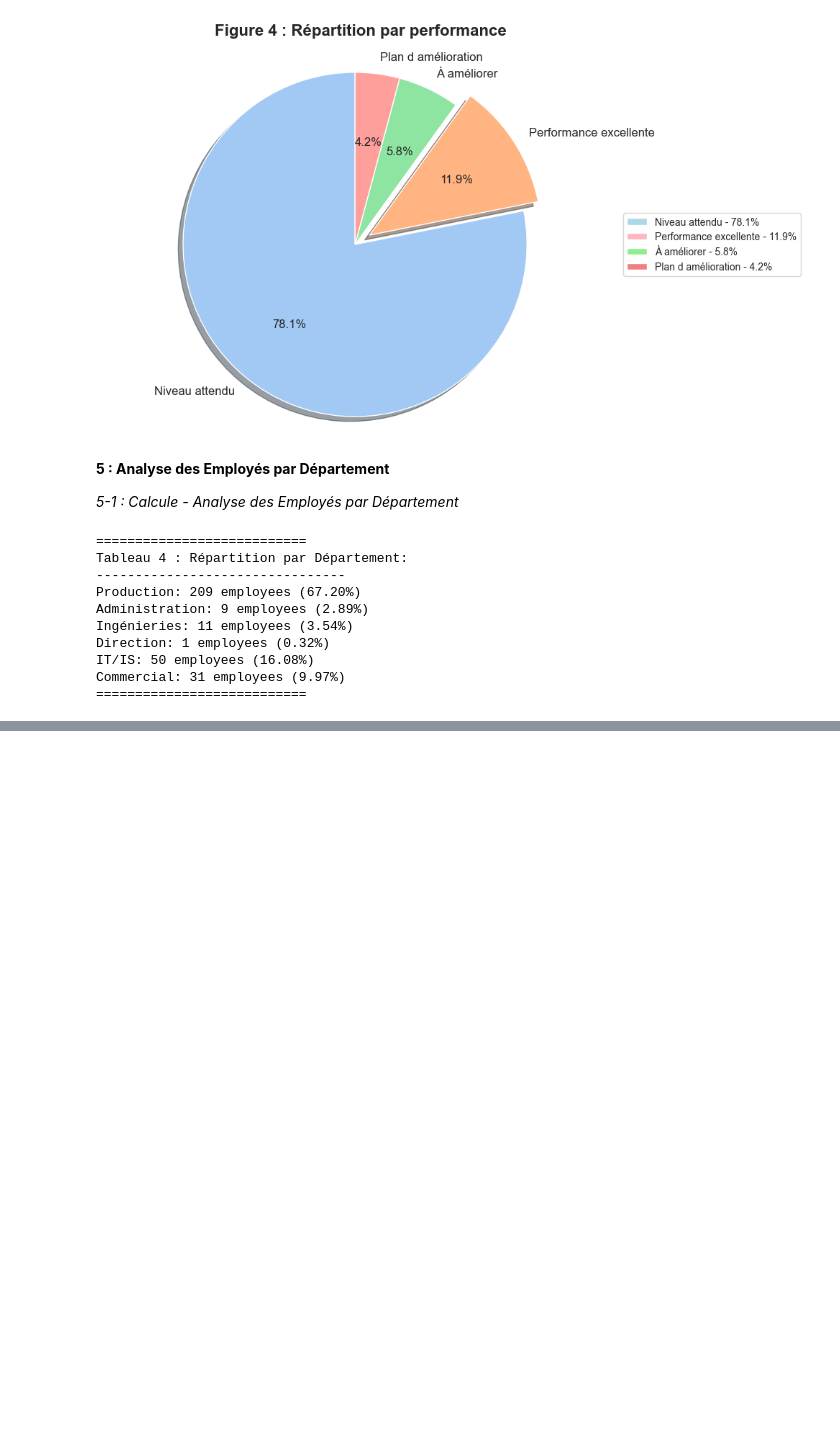
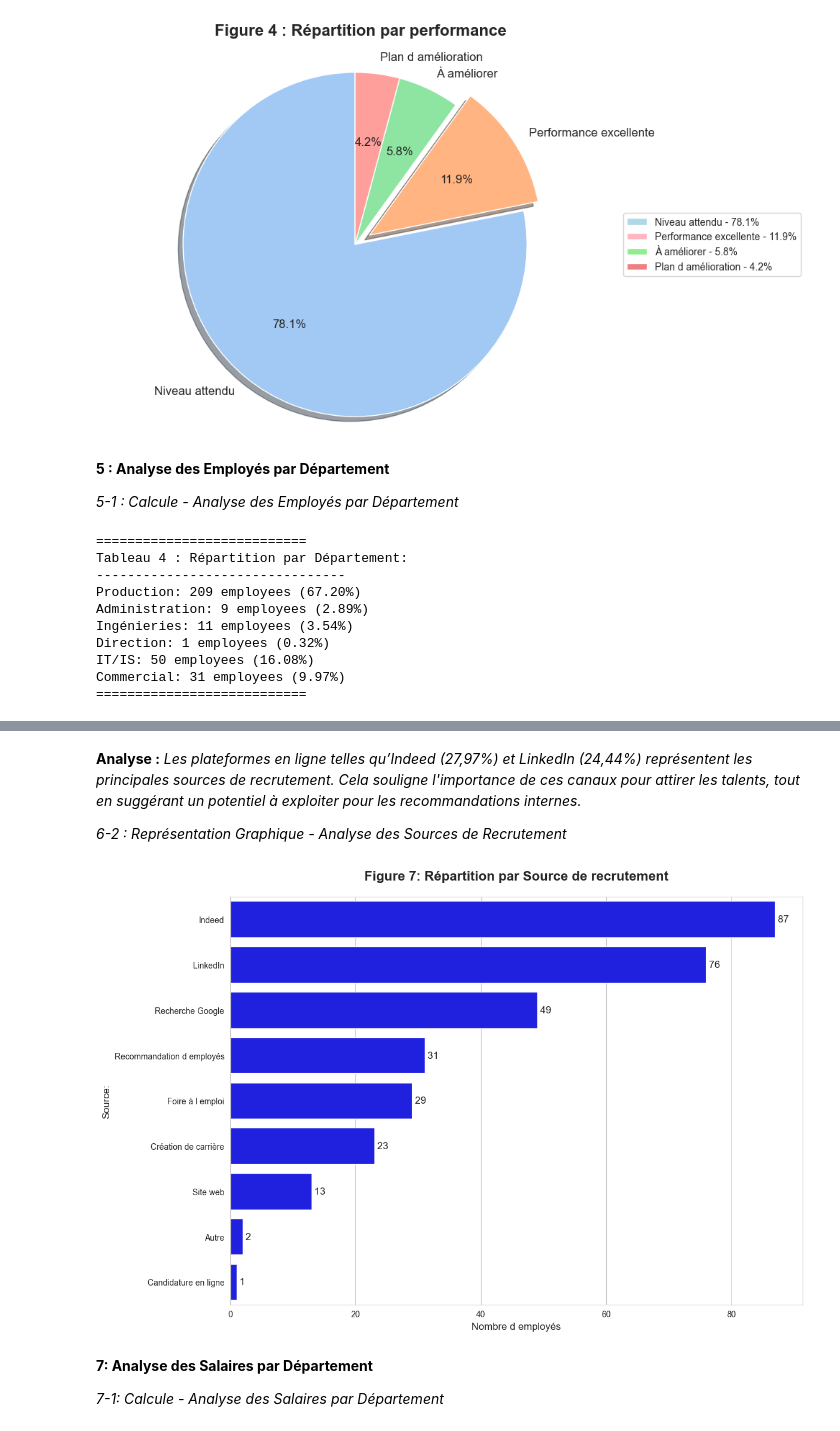
Before and after one commit to AbdelmoughitASSAL/HR_Dashboard_06_18, a Jupyter notebook: HR-PYTHON.ipynb, the cells around one changed output, grey strips where cells are left out. Drawn from its saved outputs; the diff is of its cells as text; code cells hidden in the pictures; blank space fills up the shorter version.

```diff
--- a/HR-PYTHON.ipynb
+++ b/HR-PYTHON.ipynb
@@ -281,0 +309,17 @@ Commercial: 31 employees (9.97%)
+# %%
+# Créer la colonne 'Satisfaction Status' en utilisant une fonction lambda
+df['Satisfaction Status'] = df['EmployeeSatisfaction'].apply(lambda x:
+    'Very Low' if x == 1 else
+    'Low' if x == 2 else
+    'Acceptable' if x == 3 else
+    'High' if x == 4 else
+    'Very High' if x == 5 else
+    'Unknown'
+)
+
+# Afficher les premières lignes pour vérifier
+print("===========================")
+print("Tableau 5: Satisfaction des employés (extrait)")
+print("---------------------------")
+print(df[['EmployeeSatisfaction', 'Satisfaction Status']].head())
+print("===========================")
@@ -281,0 +446,28 @@ Commercial: 31 employees (9.97%)
+# %% [markdown]
+**Analyse :**
+*Les plateformes en ligne telles qu’Indeed (27,97%) et LinkedIn (24,44%) représentent les principales sources de recrutement. Cela souligne l'importance de ces canaux pour attirer les talents, tout en suggérant un potentiel à exploiter pour les recommandations internes.*
+
+*6-2 : Représentation Graphique - Analyse des Sources de Recrutement*
+# %%
+plt.figure(figsize=(12, 8))
+recruitment_sources = ['Indeed', 'LinkedIn', 'Recherche Google', 'Recommandation d employés',
+                      'Foire à l emploi', 'Création de carrière', 'Site web', 'Autre','Candidature en ligne']
+counts = [Indeed_Count, LinkedIn_Count, GoogleSearch_Count, EmployeeReferral_Count,
+          DiversityJobFair_Count, CareerBuilder_Count, Website_Count, Other_Count, OLWApplication_Count]
+
+ax = sns.barplot(x=counts, y=recruitment_sources, color="blue")
+ax.set_xlabel('Nombre d employés', fontsize=12)
+ax.set_ylabel('Source:', fontsize=12)
+ax.set_title('Figure 7: Répartition par Source de recrutement', fontsize=16, pad=20, fontweight='bold')
+
+for i, count in enumerate(counts):
+    ax.text(count, i, f' {count}', va='center', fontsize=12)
+
+plt.tight_layout()
+plt.show()
+# %% [output]
+[figure, added]
+# %% [markdown]
+**7: Analyse des Salaires par Département**
+
+*7-1: Calcule - Analyse des Salaires par Département*
```
Also changed, not shown: parts of 16 cells of this notebook.
